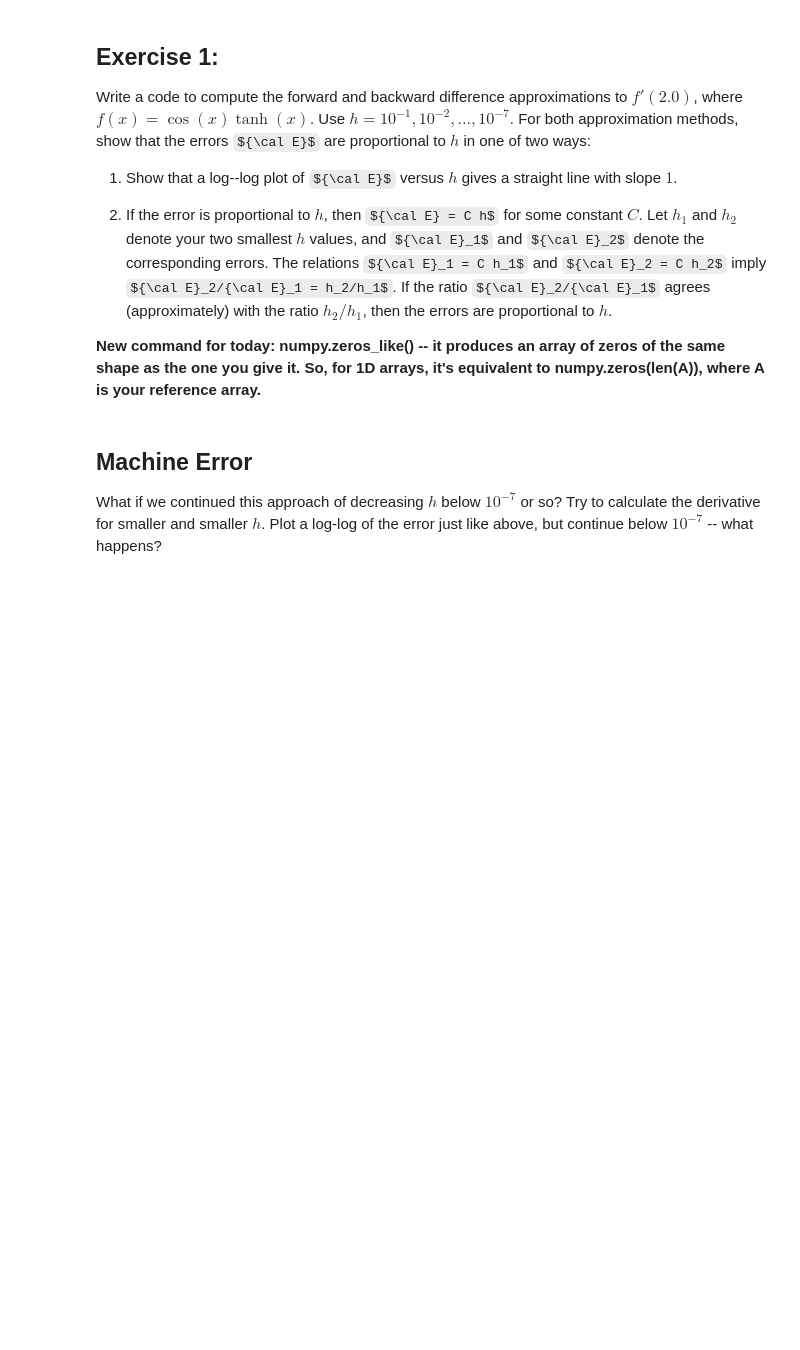
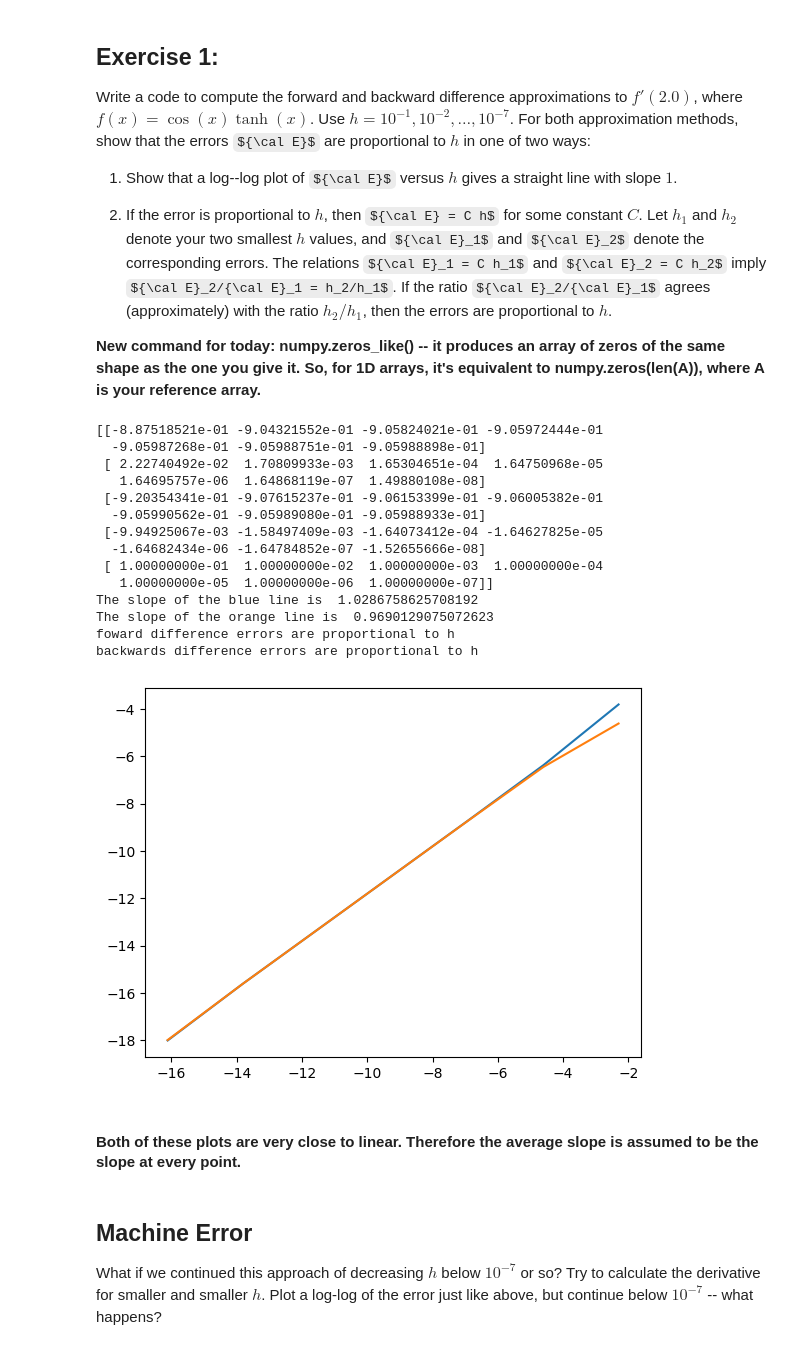
Before and after one commit to Mateo4cacheiro/PHYS4130-S25, a Jupyter notebook: p3-NDiff/P3-Numerical Differentiation and Machine Error.ipynb, the cells around one changed output. Saved outputs shown, nothing was run; the diff lists cells and outputs as text; code cells hidden in the pictures; some formulas as TeX source; blank space fills up the shorter version.

```diff
--- a/p3-NDiff/P3-Numerical Differentiation and Machine Error.ipynb
+++ b/p3-NDiff/P3-Numerical Differentiation and Machine Error.ipynb
@@ -167,6 +167,64 @@ errors. The relations ${\cal E}_1 = C h_1$ and ${\cal E}_2 = C h_2$ imply ${\cal
 ratio ${\cal E}_2/{\cal E}_1$ agrees (approximately) with the ratio $h_2/h_1$, then the errors are proportional to $h$.
 
 **New command for today: numpy.zeros_like() -- it produces an array of zeros of the same shape as the one you give it.  So, for 1D arrays, it's equivalent to numpy.zeros(len(A)), where A is your reference array.**
+# %%
+import numpy as np
+import matplotlib.pyplot as plt
+
+def function(x):
+    return(np.cos(x)*np.tanh(x))
+
+#Column 1 is forward difference approximation. Column 2 is error for forward. Column 3 is backward difernece approximation. Column 4 is the error for backward
+vals = np.zeros([5,7])
+
+f=function
+x=2.0
+i=0
+while i<7:
+    vals[4,i]=10**(-1-i)
+    h=vals[4,i]
+    vals[0,i]=(f(x+h)-f(x))/h
+    vals[1,i]=h/2*((f(x+2*h)-2*f(x+h)+f(x))/(h**2))
+    vals[2,i]=(f(x)-f(x-h))/h
+    vals[3,i]=-h/2*((f(x)-2*f(x-h)+f(x-2*h))/(h**2))
+    i+=1
+print(vals)
+logh=np.log(vals[4])
+logE1=np.log(vals[1])
+logE2=np.log(abs(vals[3]))
+
+plt.plot(logh,logE1)
+plt.plot(logh,logE2)
+
+avgslop1=(logE1[6]-logE1[0])/(logh[6]-logh[0])
+avgslop2=(logE2[6]-logE2[0])/(logh[6]-logh[0])
+
+print("The slope of the blue line is ", avgslop1)
+print("The slope of the orange line is ",avgslop2)
+
+
+if(vals[1,1]/vals[1,0]-vals[4,1]/vals[4,0]<=0.1):
+    print("foward difference errors are proportional to h")
+if(vals[3,1]/vals[3,0]-vals[4,1]/vals[4,0]<=0.1):
+    print("backwards difference errors are proportional to h")
+# %% [output]
+[[-8.87518521e-01 -9.04321552e-01 -9.05824021e-01 -9.05972444e-01
+  -9.05987268e-01 -9.05988751e-01 -9.05988898e-01]
+ [ 2.22740492e-02  1.70809933e-03  1.65304651e-04  1.64750968e-05
+   1.64695757e-06  1.64868119e-07  1.49880108e-08]
+ [-9.20354341e-01 -9.07615237e-01 -9.06153399e-01 -9.06005382e-01
+  -9.05990562e-01 -9.05989080e-01 -9.05988933e-01]
+ [-9.94925067e-03 -1.58497409e-03 -1.64073412e-04 -1.64627825e-05
+  -1.64682434e-06 -1.64784852e-07 -1.52655666e-08]
+ [ 1.00000000e-01  1.00000000e-02  1.00000000e-03  1.00000000e-04
+   1.00000000e-05  1.00000000e-06  1.00000000e-07]]
+The slope of the blue line is  1.0286758625708192
+The slope of the orange line is  0.9690129075072623
+foward difference errors are proportional to h
+backwards difference errors are proportional to h
+[figure, added]
+# %% [markdown]
+#### Both of these plots are very close to linear. Therefore the average slope is assumed to be the slope at every point.
 # %% [markdown]
 ## Machine Error
 
```
Also changed, not shown: parts of 13 cells of this notebook.
